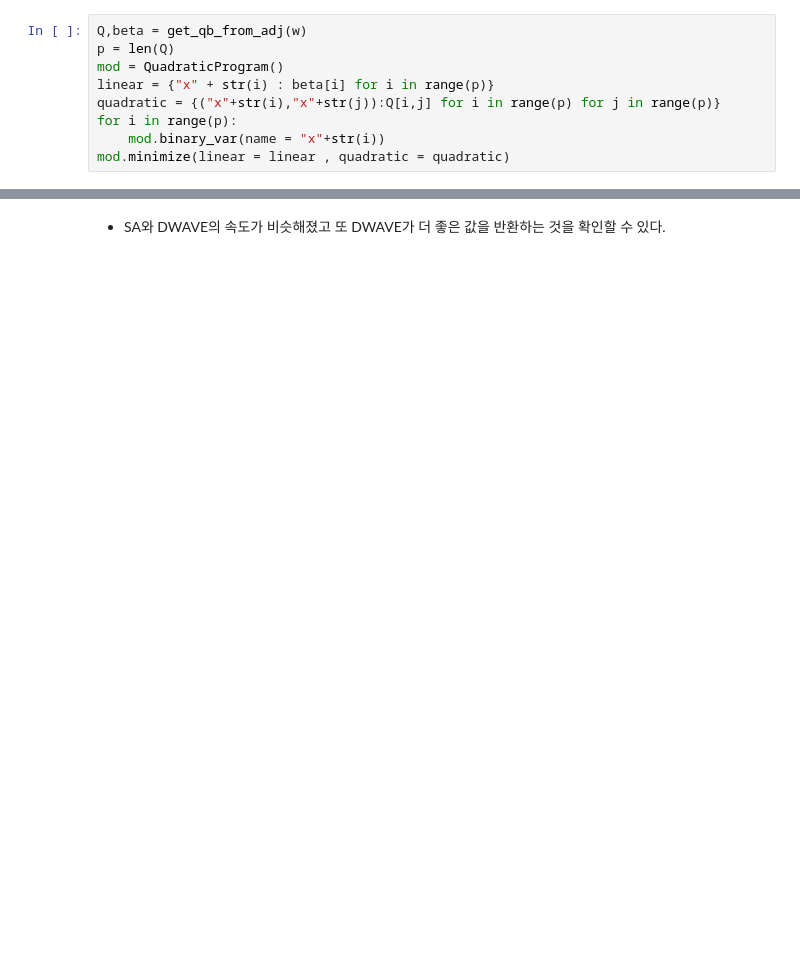
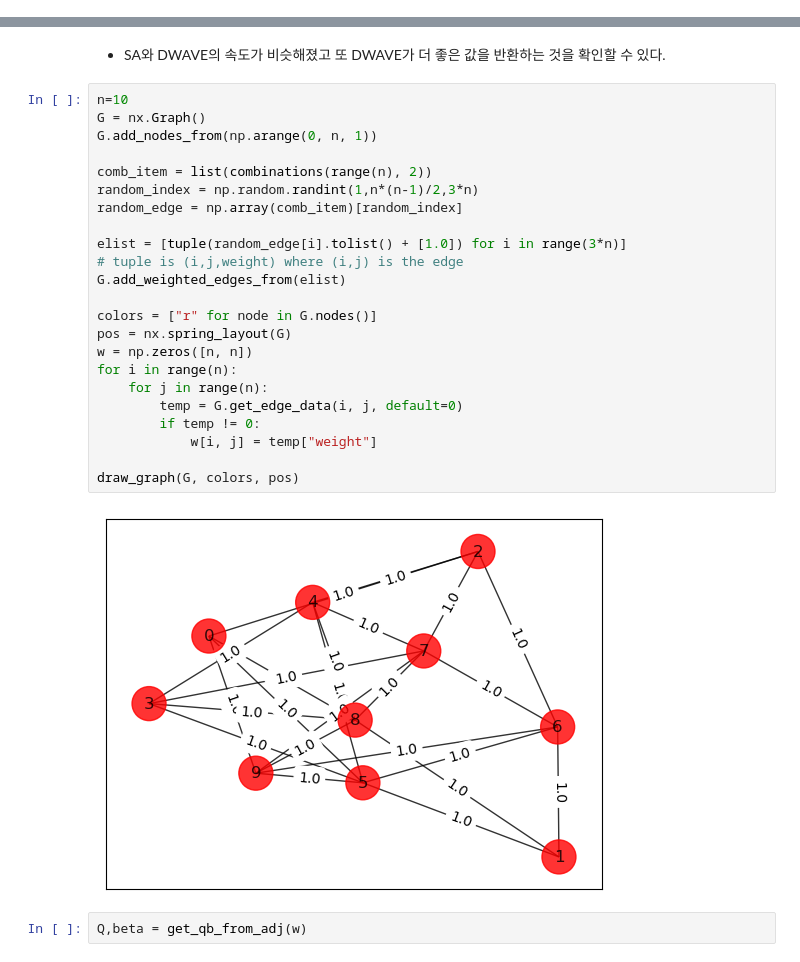
Before and after one commit to Korea-Quantum-Computing/quantum_tutorial, a Jupyter notebook: 4. DWAVE Tutorial.ipynb, the cells around one changed output, grey strips where cells are left out. Saved outputs shown, nothing was run; the diff lists cells and outputs as text; blank space fills up the shorter version.

```diff
--- a/4. DWAVE Tutorial.ipynb
+++ b/4. DWAVE Tutorial.ipynb
@@ -264,9 +274,0 @@ draw_graph(G, colors, pos)
-# %%
-Q,beta = get_qb_from_adj(w)
-p = len(Q)
-mod = QuadraticProgram()
-linear = {"x" + str(i) : beta[i] for i in range(p)}
-quadratic = {("x"+str(i),"x"+str(j)):Q[i,j] for i in range(p) for j in range(p)}
-for i in range(p):
-    mod.binary_var(name = "x"+str(i))
-mod.minimize(linear = linear , quadratic = quadratic)
@@ -290,2 +294,29 @@ result_table
 # %% [markdown]
 - SA와 DWAVE의 속도가 비슷해졌고 또 DWAVE가 더 좋은 값을 반환하는 것을 확인할 수 있다.
+# %%
+n=10
+G = nx.Graph()
+G.add_nodes_from(np.arange(0, n, 1))
+
+comb_item = list(combinations(range(n), 2))
+random_index = np.random.randint(1,n*(n-1)/2,3*n)
+random_edge = np.array(comb_item)[random_index]
+
+elist = [tuple(random_edge[i].tolist() + [1.0]) for i in range(3*n)]
+# tuple is (i,j,weight) where (i,j) is the edge
+G.add_weighted_edges_from(elist)
+
+colors = ["r" for node in G.nodes()]
+pos = nx.spring_layout(G)
+w = np.zeros([n, n])
+for i in range(n):
+    for j in range(n):
+        temp = G.get_edge_data(i, j, default=0)
+        if temp != 0:
+            w[i, j] = temp["weight"]
+
+draw_graph(G, colors, pos)
+# %% [output]
+[figure, added]
+# %%
+Q,beta = get_qb_from_adj(w)
```
Also changed, not shown: parts of 21 cells of this notebook, 4 other files.
